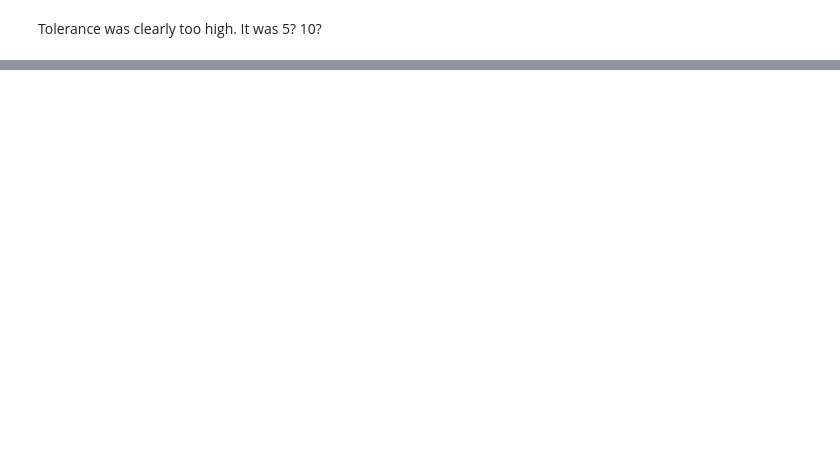
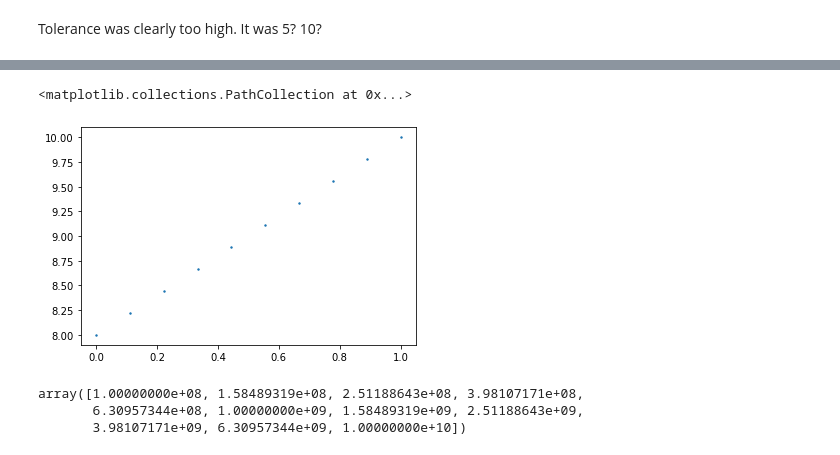
Before and after one commit to exoclam/sculpting, a Jupyter notebook: paper/figures.ipynb, the cells around one changed output, grey strips where cells are left out. Saved outputs shown, nothing was run; the diff lists cells and outputs as text; code cells hidden in the pictures; blank space fills up the shorter version.

```diff
--- a/paper/figures.ipynb
+++ b/paper/figures.ipynb
@@ -211,0 +289,19 @@ Tolerance was clearly too high. It was 5? 10?
+# %%
+def f(x):
+    return 10**(x*2 + 8)
+
+def logf(x):
+    transform = 10**(x*2 + 8)
+
+    return np.log10(transform)
+x = np.linspace(0, 1, 10)
+plt.scatter(x, logf(x), s=2)
+# %% [output]
+<matplotlib.collections.PathCollection at 0x...>
+[figure, added]
+# %%
+np.logspace(8,10,11)
+# %% [output]
+array([1.00000000e+08, 1.58489319e+08, 2.51188643e+08, 3.98107171e+08,
+       6.30957344e+08, 1.00000000e+09, 1.58489319e+09, 2.51188643e+09,
+       3.98107171e+09, 6.30957344e+09, 1.00000000e+10])
```
Also changed, not shown: parts of 6 cells of this notebook, 5 other files.
